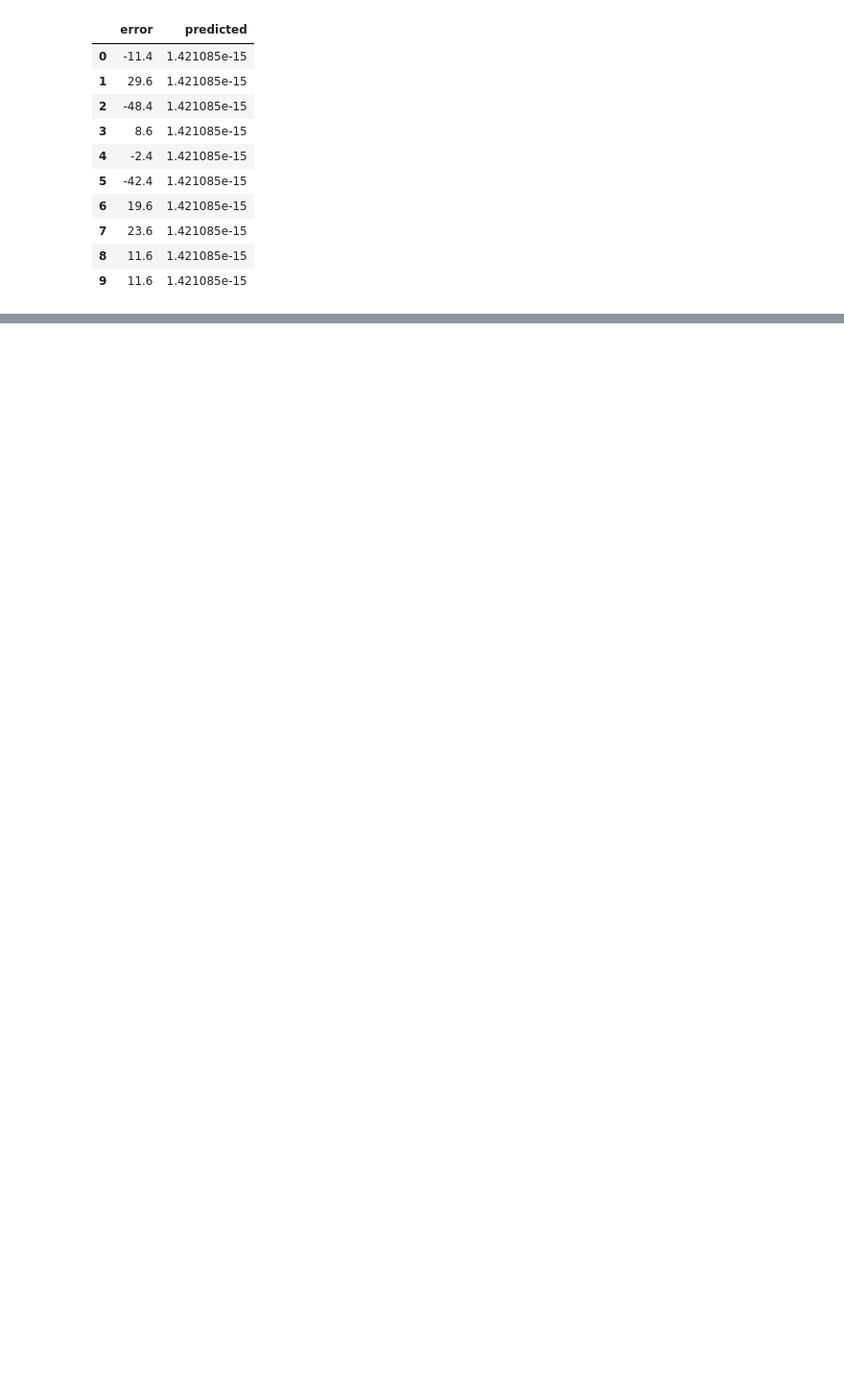
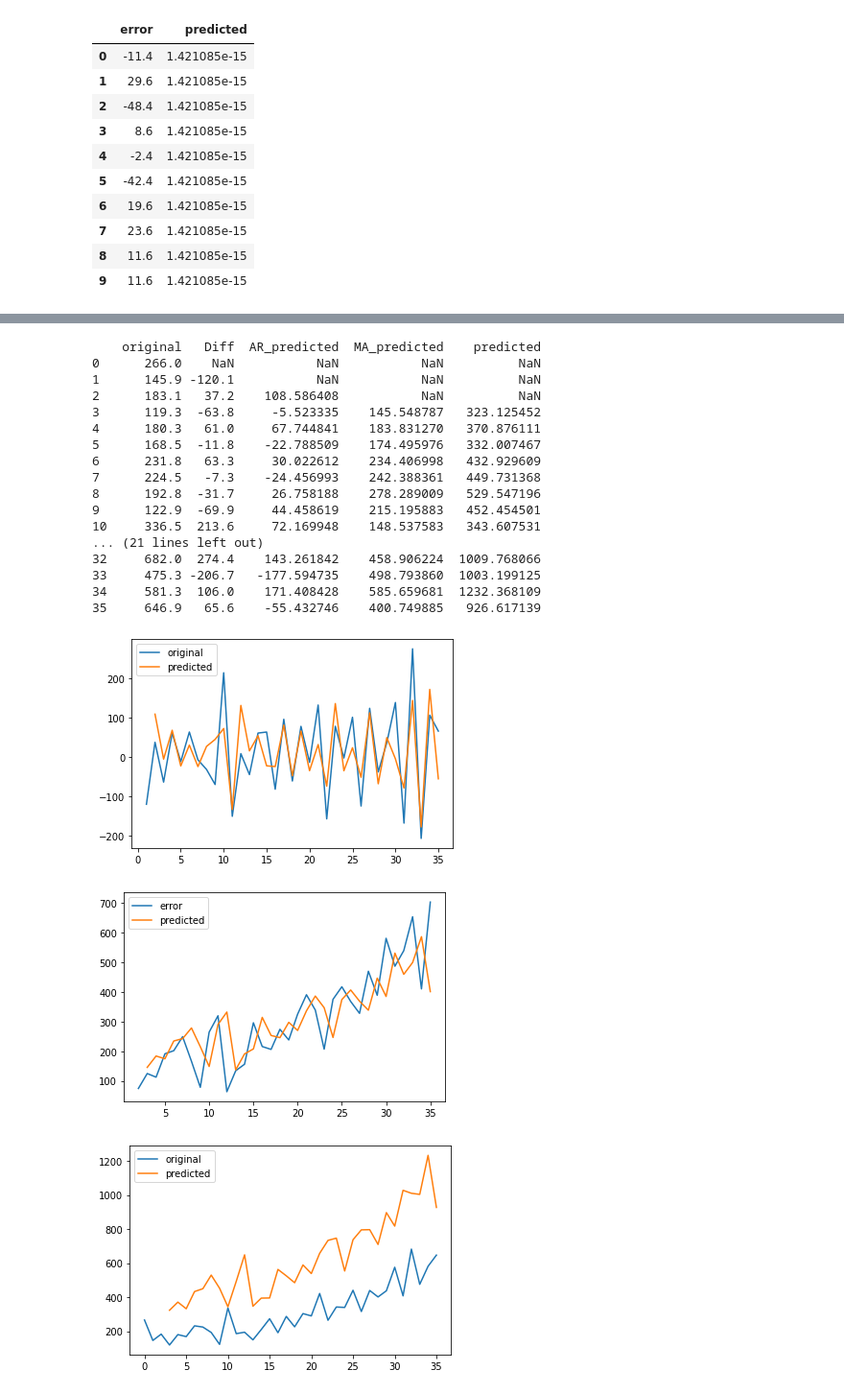
Before and after one commit to matt-juan23/time-series-forecasting, a Jupyter notebook: ARIMA.ipynb, the cells around one changed output, grey strips where cells are left out. Shown at 96% size. Drawn from its saved outputs; the diff is of its cells as text; code cells hidden in the pictures; blank space fills up the shorter version.

```diff
--- a/ARIMA.ipynb
+++ b/ARIMA.ipynb
@@ -124,0 +251,26 @@ a = np.random.
+# %%
+myDf = myARIMA(data.Sales, 1, 1, 1)
+myDf["predicted"] += myDf["original"].shift()
+myDf[["original", "predicted"]].plot()
+print(myDf)
+# %% [output]
+    original   Diff  AR_predicted  MA_predicted    predicted
+0      266.0    NaN           NaN           NaN          NaN
+1      145.9 -120.1           NaN           NaN          NaN
+2      183.1   37.2    108.586408           NaN          NaN
+3      119.3  -63.8     -5.523335    145.548787   323.125452
+4      180.3   61.0     67.744841    183.831270   370.876111
+5      168.5  -11.8    -22.788509    174.495976   332.007467
+6      231.8   63.3     30.022612    234.406998   432.929609
+7      224.5   -7.3    -24.456993    242.388361   449.731368
+8      192.8  -31.7     26.758188    278.289009   529.547196
+9      122.9  -69.9     44.458619    215.195883   452.454501
+10     336.5  213.6     72.169948    148.537583   343.607531
+... (21 lines left out)
+32     682.0  274.4    143.261842    458.906224  1009.768066
+33     475.3 -206.7   -177.594735    498.793860  1003.199125
+34     581.3  106.0    171.408428    585.659681  1232.368109
+35     646.9   65.6    -55.432746    400.749885   926.617139
+[figure, added]
+[figure, added]
+[figure, added]
```
Also changed, not shown: parts of 14 cells of this notebook, 4 other files.
